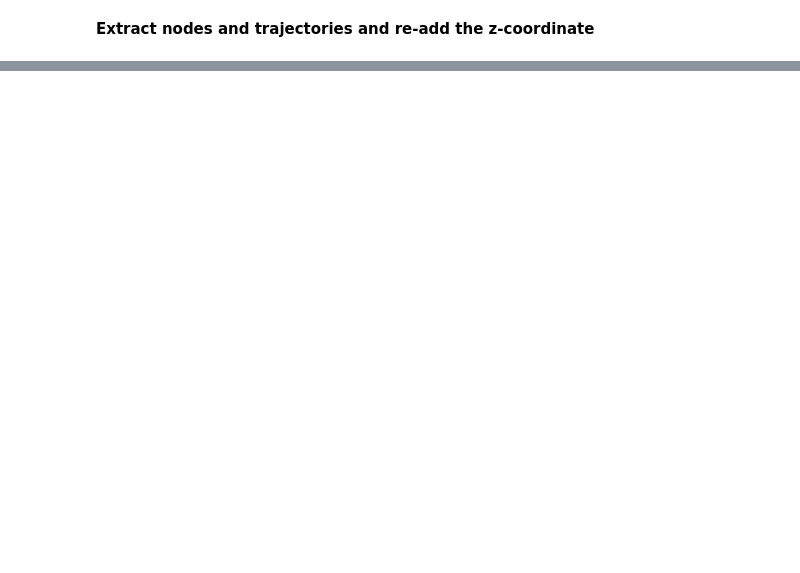
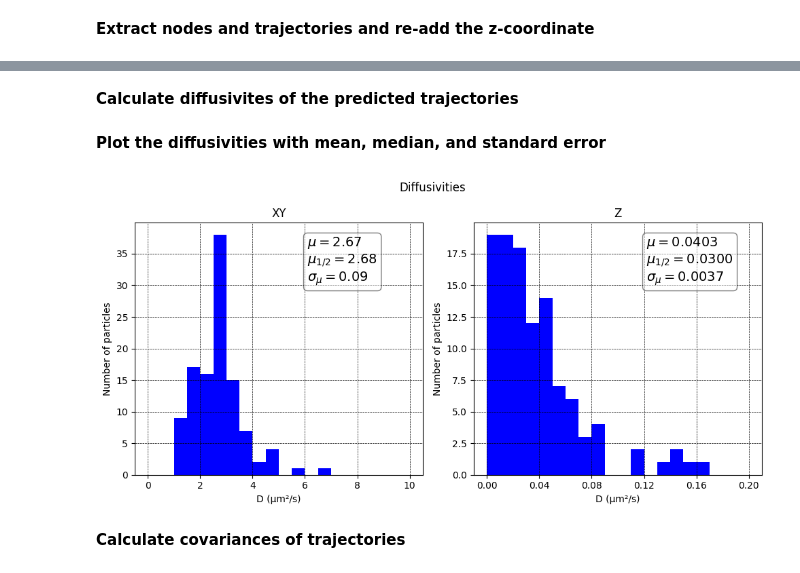
Before and after one commit to aramyamal/iSCAT_PartikelSp-rning, a Jupyter notebook: train_and_trace3d/2-detect_and_trace.ipynb, the cells around one changed output, grey strips where cells are left out. Drawn from its saved outputs; the diff is of its cells as text; code cells hidden in the pictures; blank space fills up the shorter version.

```diff
--- a/train_and_trace3d/2-detect_and_trace.ipynb
+++ b/train_and_trace3d/2-detect_and_trace.ipynb
@@ -151,0 +185,2 @@ print(new_nodes)
+# %% [markdown]
+**Calculate diffusivites of the predicted trajectories**
@@ -151,0 +224,44 @@ print(new_nodes)
+# %% [markdown]
+**Plot the diffusivities with mean, median, and standard error**
+# %%
+# create two subplots
+bins = 20
+maxrange = 10
+maxrangez=0.2
+fig, (ax1, ax2) = plt.subplots(1, 2, figsize=(10, 5))
+fig.suptitle('Diffusivities')
+ax1.grid(color='black', linestyle='--', linewidth=0.5)
+ax1.hist(diffusivities, bins=bins, range=(0, maxrange), color='b')
+ax1.set_title('XY')
+ax1.set_xlabel('D (µm²/s)')
+ax1.set_ylabel('Number of particles')
+ax1.set_xticks(np.linspace(0, maxrange, int(bins/4)+1))
+#add textbox
+textstr = '\n'.join((
+    r'$\mu=%.2f$' % (np.mean(diffusivities), ),
+    r'$\mu_{1/2}=%.2f$' % np.sort(diffusivities)[len(diffusivities)//2],
+    r'$\sigma_{\mu}=%.2f$' % (standard_error(diffusivities), )))
+props = dict(boxstyle='round', facecolor='white', alpha=0.5)
+ax1.text(0.6, 0.95, textstr, transform=ax1.transAxes, fontsize=14,
+        verticalalignment='top', bbox=props)
+
+ax2.grid(color='black', linestyle='--', linewidth=0.5)
+ax2.hist(diffusivities_z, bins=bins, range=(0, maxrangez), color='b')
+ax2.set_title('Z')
+ax2.set_xlabel('D (µm²/s)')
+ax2.set_ylabel('Number of particles')
+ax2.set_xticks(np.linspace(0, maxrangez, int(bins/4)+1))
+#add textbox
+textstr = '\n'.join((
+    r'$\mu=%.4f$' % (np.mean(diffusivities_z), ),
+    r'$\mu_{1/2}=%.4f$' % np.sort(diffusivities_z)[len(diffusivities_z)//2],
+    r'$\sigma_{\mu}=%.4f$' % (standard_error(diffusivities_z), )))
+props = dict(boxstyle='round', facecolor='white', alpha=0.5)
+ax2.text(0.6, 0.95, textstr, transform=ax2.transAxes, fontsize=14,
+        verticalalignment='top', bbox=props)
+
+plt.tight_layout()
+# %% [output]
+[figure, added]
+# %% [markdown]
+**Calculate covariances of trajectories**
```
Also changed, not shown: parts of 11 cells of this notebook.
